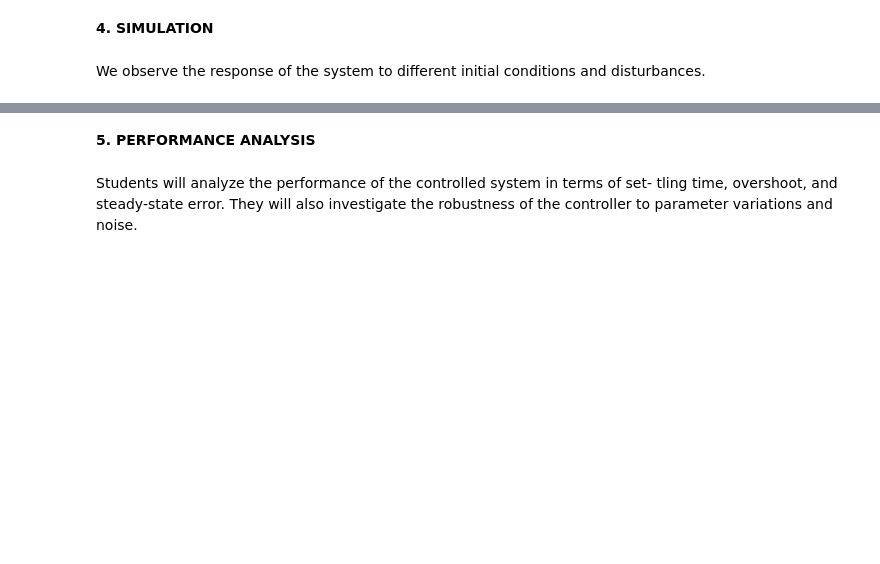
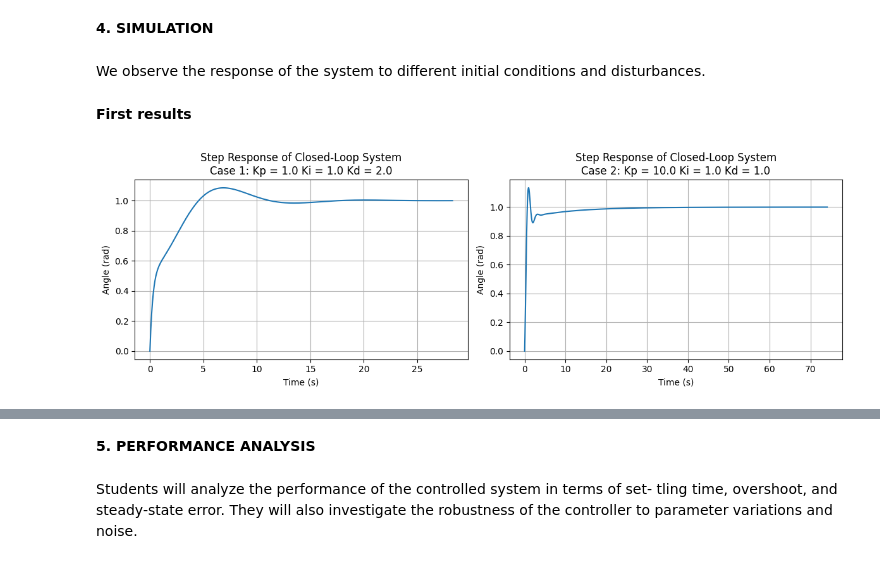
Before and after one commit to anruki/PID-sistema-de-control, a Jupyter notebook: simulationpy.ipynb, the cells around one changed output, grey strips where cells are left out. Drawn from its saved outputs; the diff is of its cells as text; code cells hidden in the pictures; blank space fills up the shorter version.

```diff
--- a/simulationpy.ipynb
+++ b/simulationpy.ipynb
@@ -63,8 +60,2 @@ ble**
 # %% [markdown]
 **3. PID CONTROLLER DESIGN**
-# %%
-Kp = 10.0
-Ki = 1.0
-Kd = 2.0
-# PID controller
-controller = ctrl.TransferFunction([Kd, Kp, Ki], [1, 0])
@@ -77,3 +74,28 @@ by manually tuning the gains to achieve the desired performance
 # %% [markdown]
 We observe the response of the system to different
 initial conditions and disturbances.
+# %% [markdown]
+**First results**
+# %%
+import matplotlib.pyplot as plt
+# Create a figure with subplots
+fig, axs = plt.subplots(1,2, figsize=(12, 4))
+
+# Iterate over each subplot
+for i in range(2):
+  # PID controller
+  controller = ctrl.TransferFunction([Kd[i], Kp[i], Ki[i]], [1, 0])
+  # Closed-loop system
+  closed_loop = ctrl.feedback(G * controller)
+  # Time response
+  t, y = ctrl.step_response(closed_loop)
+  # Plotting
+  axs[i].plot(t, y)
+  axs[i].set_xlabel('Time (s)')
+  axs[i].set_ylabel('Angle (rad)')
+  axs[i].set_title(f'Step Response of Closed-Loop System\nCase {i+1}: Kp = {Kp[i]} Ki = {Ki[i]} Kd = {Kd[i]}')
+  axs[i].grid(True)
+plt.tight_layout()
+plt.show()
+# %% [output]
+[figure, added]
```
Also changed, not shown: parts of 12 cells of this notebook.
